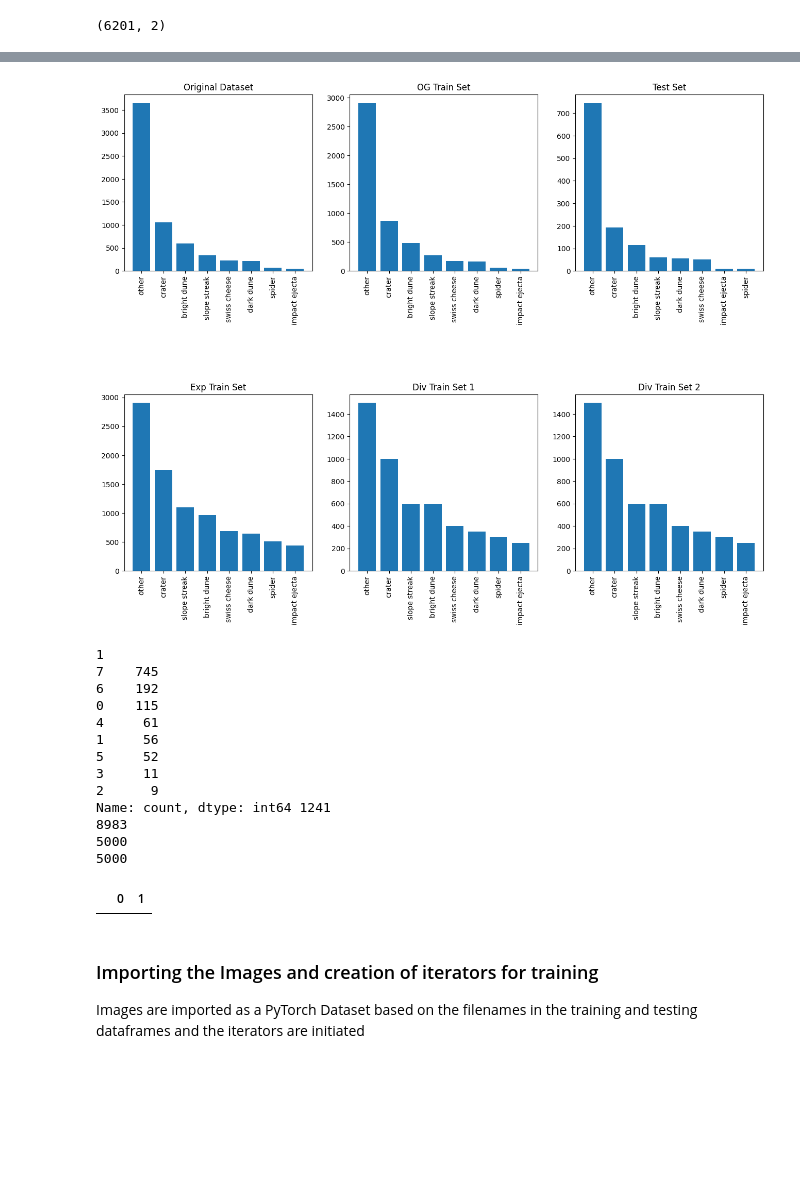
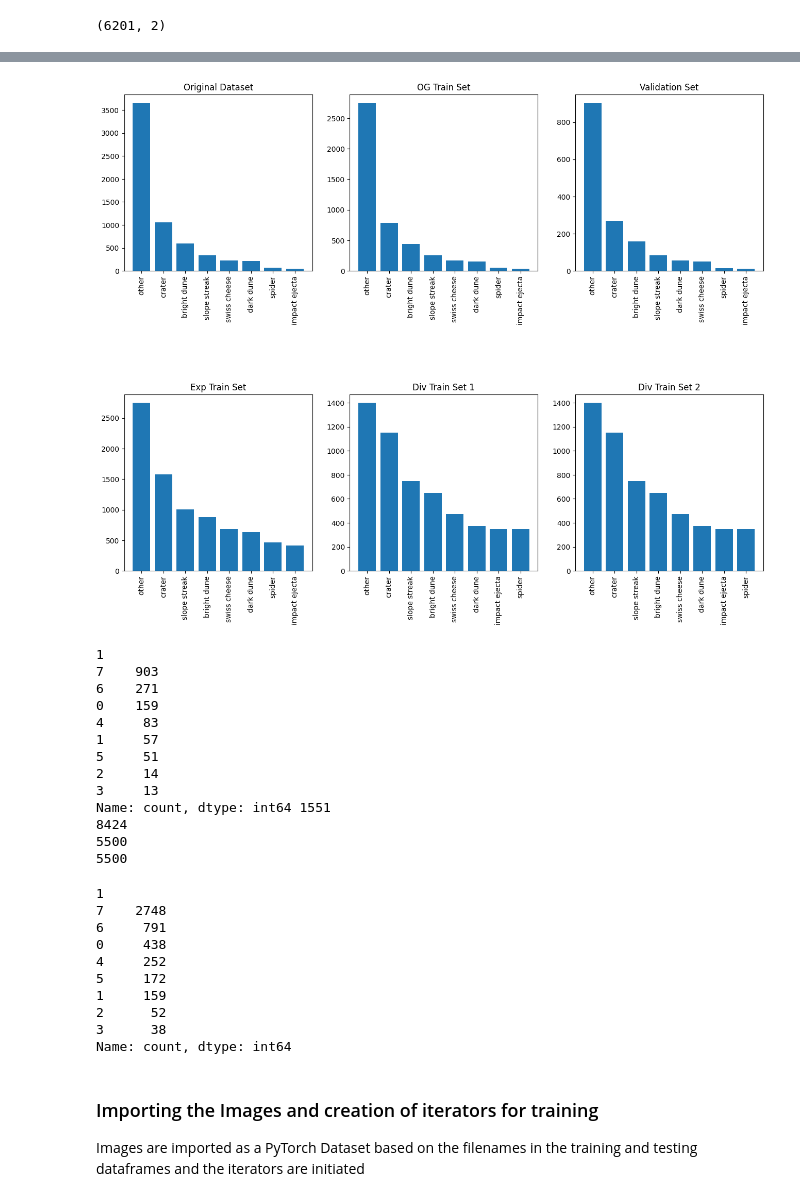
Before and after one commit to mannm2406/soi_auwaves_crue, a Jupyter notebook: train.ipynb, the cells around one changed output, grey strips where cells are left out. Saved outputs shown, nothing was run; the diff lists cells and outputs as text; code cells hidden in the pictures; blank space fills up the shorter version.

```diff
--- a/train.ipynb
+++ b/train.ipynb
@@ -44,7 +44,7 @@ for file_name in file_names:
 
 
 ## Splitting files from train_dataset train and test splits
-x_train, x_test, y_train, y_test = train_test_split(new_file_names, labels_int, test_size=0.2)
+x_train, x_test, y_train, y_test = train_test_split(new_file_names, labels_int, test_size=0.25)
 
 ## Train and Test dataframes containing file names and integer label columns
 train_df = pd.concat([pd.Series(x_train), pd.Series(y_train)], axis=1)
@@ -76,7 +76,7 @@ df7 = pd.concat([df7 for k in range(1)], ignore_index=True).sample(frac=1).reset
 train_df_all = pd.concat([df0, df1, df2, df3, df4, df5, df6, df7], ignore_index=True).sample(frac=1).reset_index(drop=True)
 print(train_df_all[1].value_counts())
 
-noel = [600, 350, 300, 250, 600, 400, 1000, 1500]
+noel = [650, 375, 350, 350, 750, 475, 1150, 1400]
 
 train_df_1 = pd.concat([df0[:noel[0]],
                          df1[:noel[1]],
@@ -135,50 +135,59 @@ ax[0,1].bar([int_to_label_map[lab] for lab in freq_train.index ], freq_train)
 ax[0,2].bar([int_to_label_map[lab] for lab in freq_test.index ], freq_test)
 ax[1,0].bar([int_to_label_map[lab] for lab in freq_train_all.index ], freq_train_all)
 ax[1,1].bar([int_to_label_map[lab] for lab in freq_train_1.index ], freq_train_1)
 ax[1,2].bar([int_to_label_map[lab] for lab in freq_train_2.index ], freq_train_2)
 
 ax[0,0].tick_params('x', labelrotation = 90)
 ax[0,1].tick_params('x', labelrotation = 90)
 ax[0,2].tick_params('x', labelrotation = 90)
 ax[1,0].tick_params('x', labelrotation = 90)
 ax[1,1].tick_params('x', labelrotation = 90)
 ax[1,2].tick_params('x', labelrotation = 90)
 
 ax[0,0].set_title("Original Dataset")
 ax[0,1].set_title("OG Train Set")
-ax[0,2].set_title("Test Set")
+ax[0,2].set_title("Validation Set")
 ax[1,0].set_title("Exp Train Set")
 ax[1,1].set_title("Div Train Set 1")
 ax[1,2].set_title("Div Train Set 2")
 
 fig.set_figwidth(16)
 fig.set_figheight(12)
 fig.subplots_adjust(hspace=0.7)
 
 plt.show()
 
 print(freq_test, freq_test.sum())
 print(freq_train_all.sum())
 print(freq_train_1.sum())
 print(freq_train_2.sum())
 
-pd.merge(train_df_all, test_df, how="inner")
+freq_train
 # %% [output]
-[figure, old version]
+[figure, new version]
 1
-7    745
-6    192
-0    115
-4     61
-1     56
-5     52
-3     11
-2      9
-Name: count, dtype: int64 1241
-8983
-5000
-5000
+7    903
+6    271
+0    159
+4     83
+1     57
+5     51
+2     14
+3     13
+Name: count, dtype: int64 1551
+8424
+5500
+5500
-|  | 0 | 1 |
+1
+7    2748
+6     791
+0     438
+4     252
+5     172
+1     159
+2      52
+3      38
+Name: count, dtype: int64
 # %% [markdown]
 ### Importing the Images and creation of iterators for training
 Images are imported as a PyTorch Dataset based on the filenames in the training and testing dataframes and the iterators are initiated
```
Also changed, not shown: parts of 1 cell of this notebook, 18 other files.
